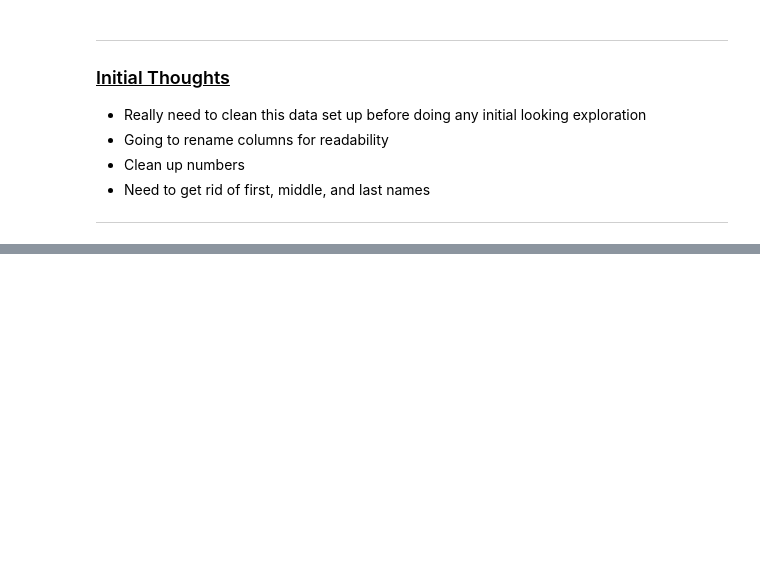
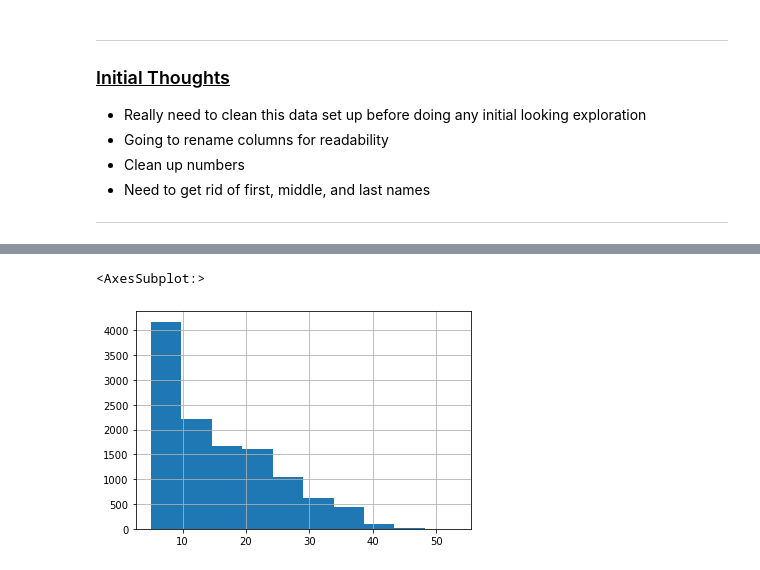
Before and after one commit to DBerchelmann/employee-classification, a Jupyter notebook: finalnotebook_employee_project.ipynb, the cells around one changed output, grey strips where cells are left out. Cells and saved outputs as stored; diff of their text form; code cells hidden in the pictures; blank space fills up the shorter version.

```diff
--- a/finalnotebook_employee_project.ipynb
+++ b/finalnotebook_employee_project.ipynb
@@ -175,0 +272,5 @@ There are 1 columns that have NULL values.
+# %%
+df.years_employed.hist()
+# %% [output]
+<AxesSubplot:>
+[figure, added]
```
Also changed, not shown: parts of 120 cells of this notebook, 3 other files.
